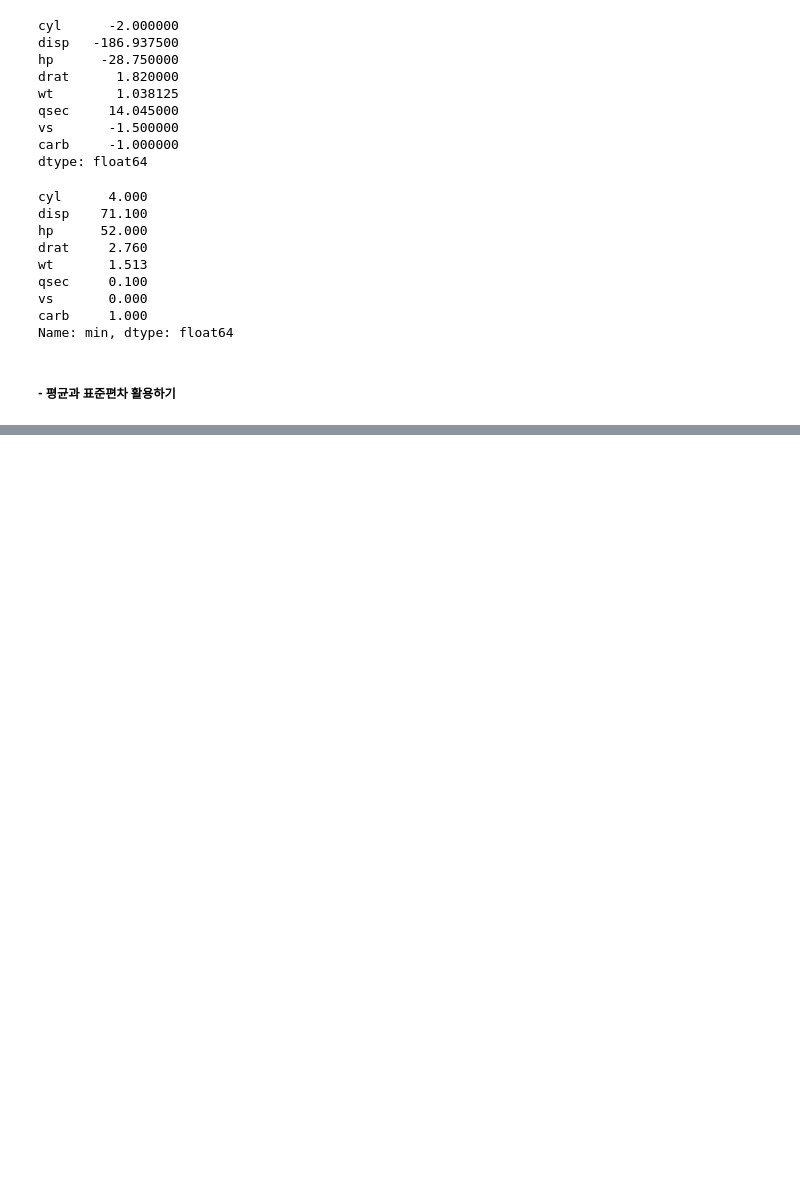
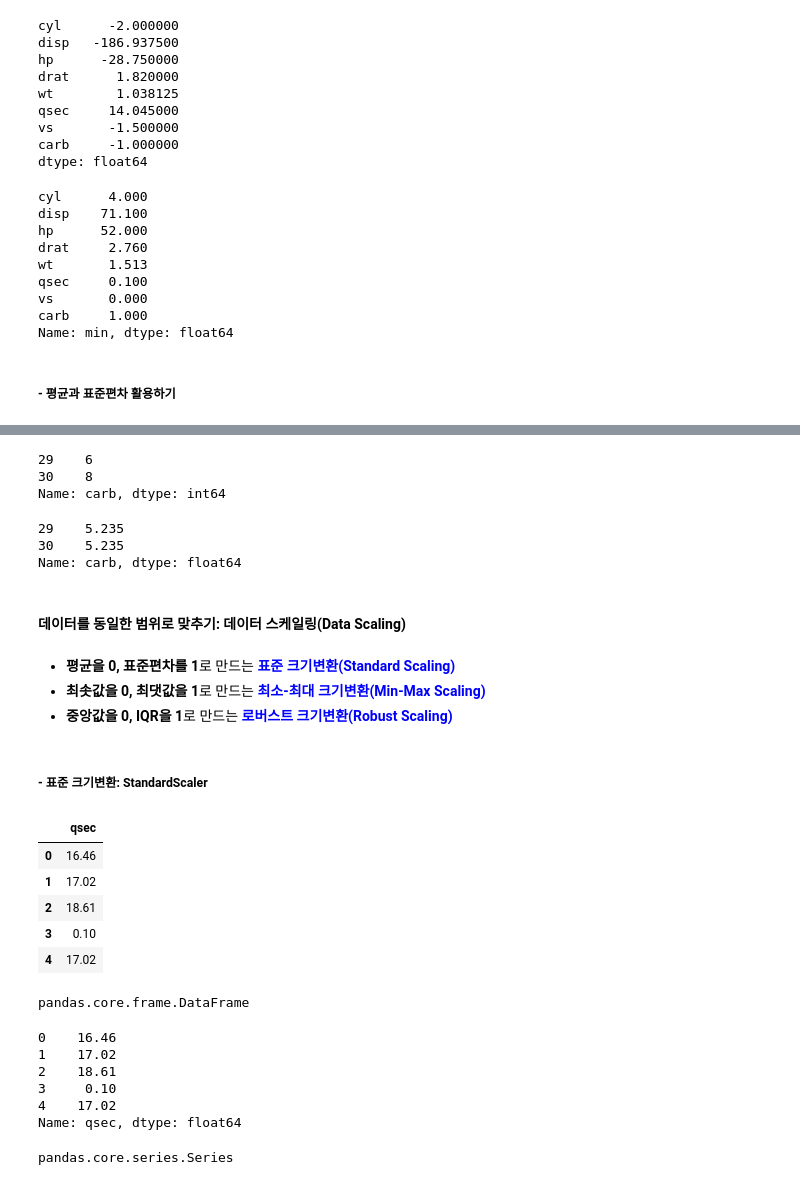
Before and after one commit to gentle-potato/TIL, a Jupyter notebook: Self-Study/Machine Learning/freelec(Python)/Part 03) 2_데이터 분석 절차 체득하기.ipynb, the cells around one changed output, grey strips where cells are left out. Drawn from its saved outputs; the diff is of its cells as text; code cells hidden in the pictures; blank space fills up the shorter version.

Commit message:
데이터를 관찰하고 가공하기: 전처리(Preprocessing)

```diff
--- a/Self-Study/Machine Learning/freelec(Python)/Part 03) 2_데이터 분석 절차 체득하기.ipynb
+++ b/Self-Study/Machine Learning/freelec(Python)/Part 03) 2_데이터 분석 절차 체득하기.ipynb
@@ -485,0 +507,6 @@ Name: min, dtype: float64
+# %%
+# 인덱스가 24, 열이 qsec인 값을 42.245로 변경하기
+X.loc[24, 'qsec'] = 42.245
+
+# 인덱스가 24, 열이 qsec인 값 확인하기
+print(X.loc[24, 'qsec'])
@@ -485,0 +521,61 @@ Name: min, dtype: float64
+# %%
+# 인덱스가 29, 30이고, 열은 carb인 값을 확인하기
+print(X.loc[[29, 30], 'carb'])
+# %% [output]
+29    6
+30    8
+Name: carb, dtype: int64
+# %%
+# 인덱스가 29, 30이고, 열은 carb인 값을 5.245로 변경하기
+X.loc[29, 'carb'] = 5.235
+X.loc[30, 'carb'] = 5.235
+
+# 인덱스가 29, 30이고 열은 carb인 값을 확인하기
+X.loc[[29, 30], 'carb']
+# %% [output]
+29    5.235
+30    5.235
+Name: carb, dtype: float64
+# %% [markdown]
+#### **데이터를 동일한 범위로 맞추기: 데이터 스케일링(Data Scaling)**
+# %% [markdown]
+- **평균을 0, 표준편차를 1**로 만드는 **<span style="color:blue">표준 크기변환(Standard Scaling)</span>**<br>
+- **최솟값을 0, 최댓값을 1**로 만드는 **<span style="color:blue">최소-최대 크기변환(Min-Max Scaling)</span>**<br>
+- **중앙값을 0, IQR을 1**로 만드는 **<span style="color:blue">로버스트 크기변환(Robust Scaling)</span>**
+# %% [markdown]
+##### **- 표준 크기변환: StandardScaler**
+# %%
+# sklearn 패키지의 preprocessing 모듈에서 StandardScaler 함수를 가져오기
+from sklearn.preprocessing import StandardScaler
+
+# X 변수에서 qsec 열만 추출한 후, temp 변수에 저장하기
+temp = X[['qsec']]   # DataFrame으로 저장
+
+temp.head()
+# %% [output]
+|  | qsec |
+| 0 | 16.46 |
+| 1 | 17.02 |
+| 2 | 18.61 |
+| 3 | 0.10 |
+| 4 | 17.02 |
+# %%
+type(temp)
+# %% [output]
+pandas.core.frame.DataFrame
+# %%
+# 비교
+temp = X['qsec']   # Series로 저장
+
+temp.head()
+# %% [output]
+0    16.46
+1    17.02
+2    18.61
+3     0.10
+4    17.02
+Name: qsec, dtype: float64
+# %%
+type(temp)
+# %% [output]
+pandas.core.series.Series
```
Also changed, not shown: parts of 42 cells of this notebook.
